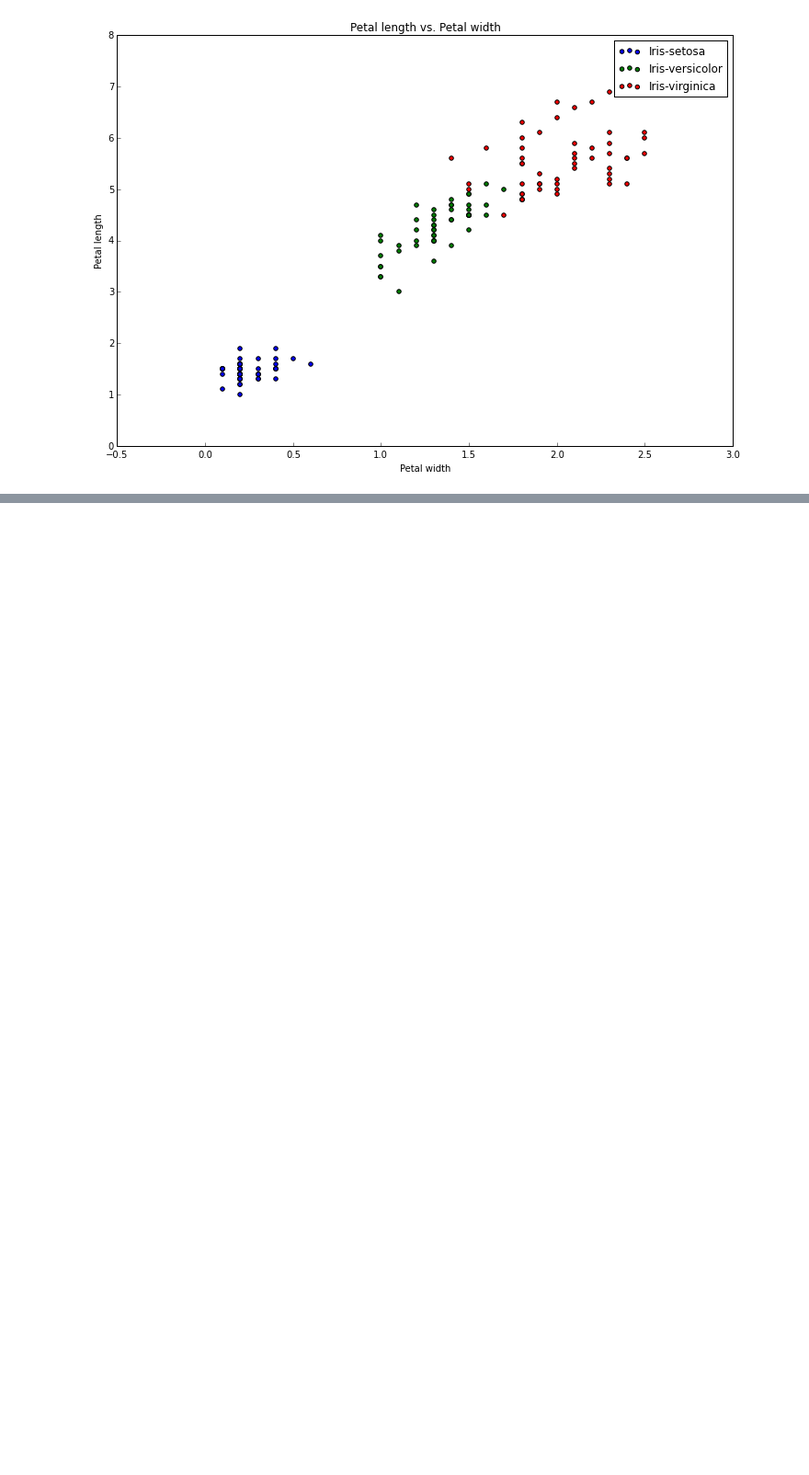
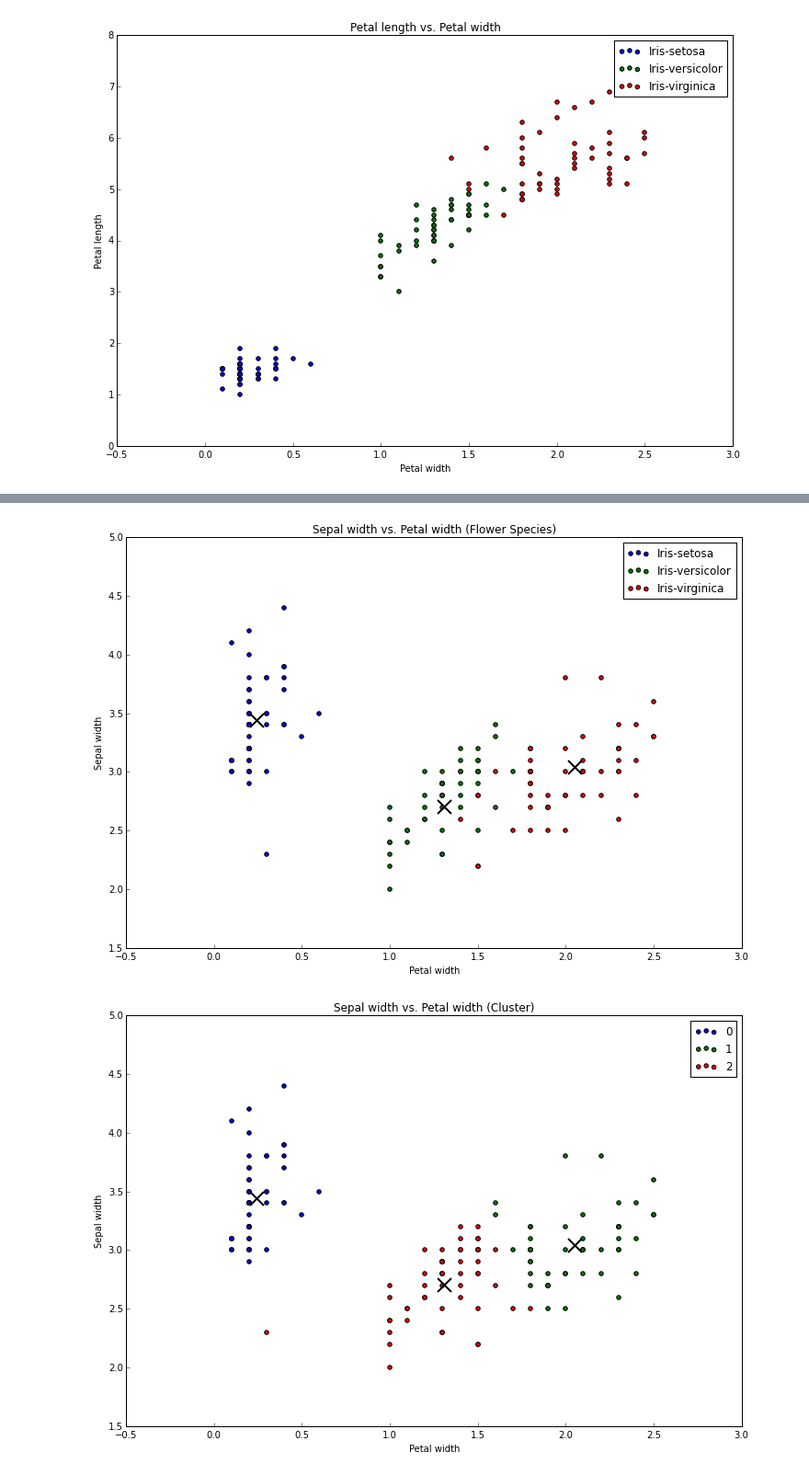
Before and after one commit to bmgriff2/Test, a Jupyter notebook: Iris.ipynb, the cells around one changed output, grey strips where cells are left out. Shown at 92% size. Cells and saved outputs as stored; diff of their text form; code cells hidden in the pictures; blank space fills up the shorter version.

```diff
--- a/Iris.ipynb
+++ b/Iris.ipynb
@@ -164,0 +156,6 @@ def k_means_plotter_by_group(data_set,attribute1,attribute2,number_clusters, ran
+# %%
+k_means_plotter_by_group(flowers, 'Petal width', 'Sepal width', 3, False)
+k_means_plotter_by_cluster(flowers, 'Petal width', 'Sepal width', 3, False)
+# %% [output]
+[figure, added]
+[figure, added]
```
Also changed, not shown: parts of 22 cells of this notebook, 1 other file.
